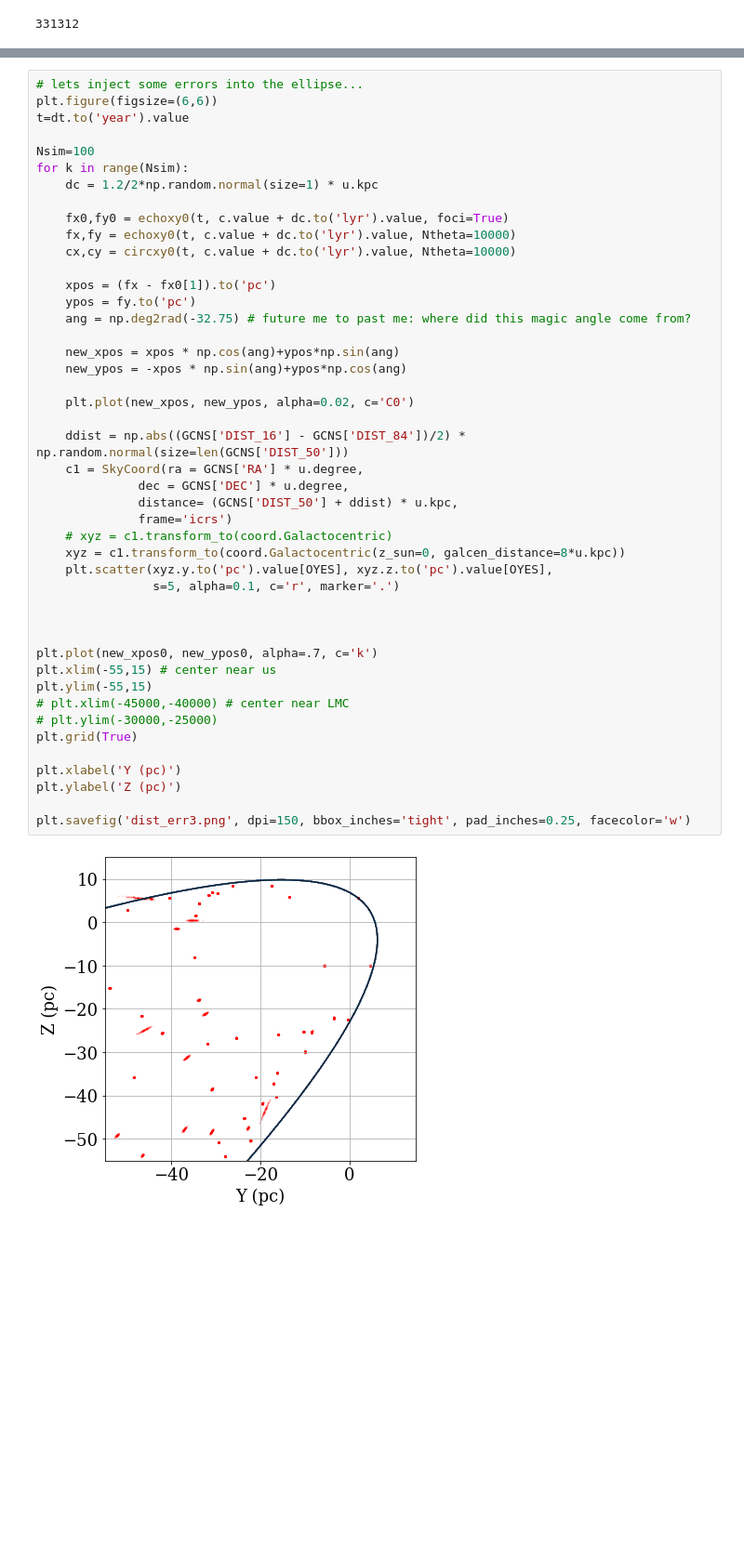
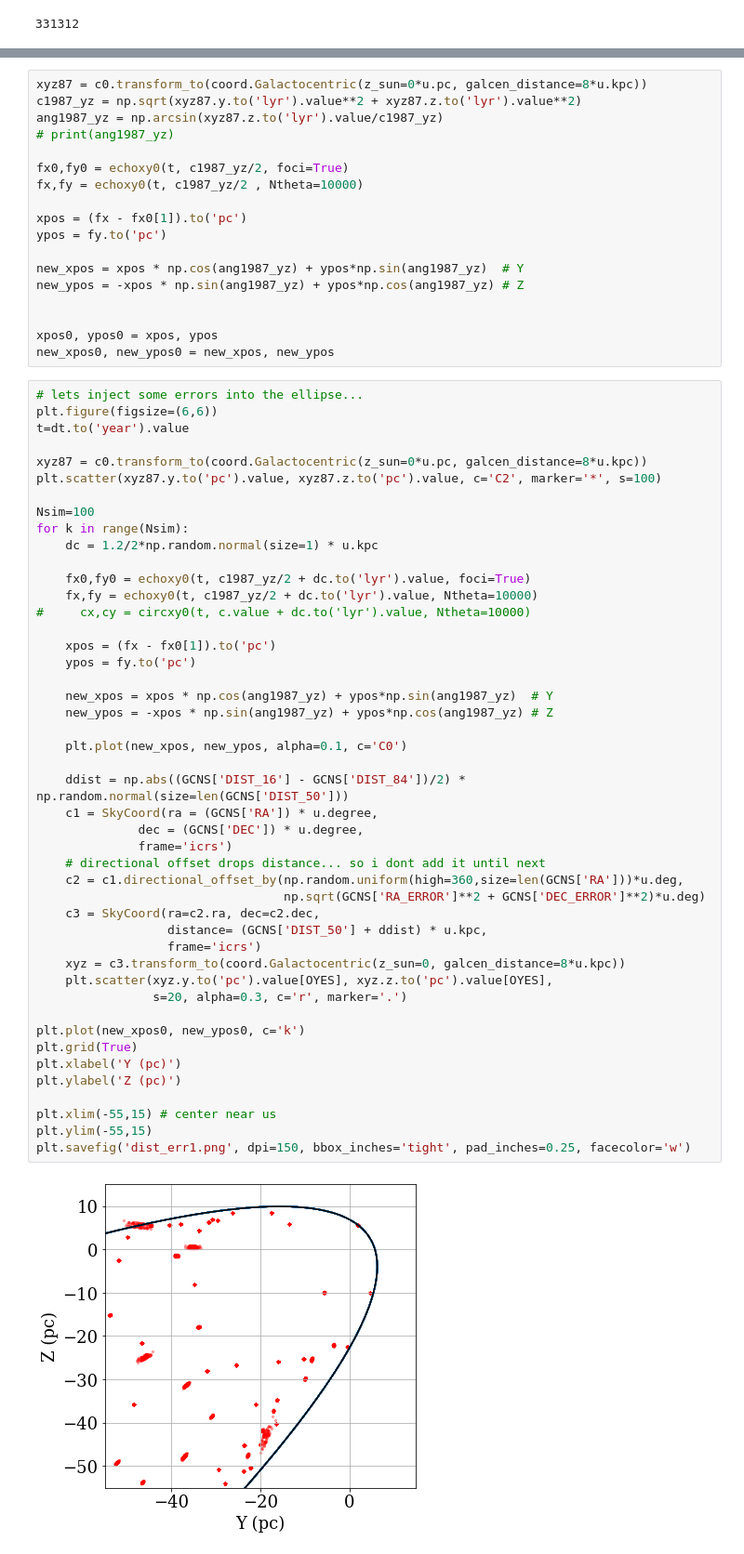
Before and after one commit to jradavenport/daen, a Jupyter notebook: code/GCNS_SN1987A.ipynb, the cells around one changed output, grey strips where cells are left out. Shown at 93% size. Saved outputs shown, nothing was run; the diff lists cells and outputs as text; blank space fills up the shorter version.

Commit message:
update notebooks with dist sim

```diff
--- a/code/GCNS_SN1987A.ipynb
+++ b/code/GCNS_SN1987A.ipynb
@@ -271,47 +331,66 @@ new_xpos0, new_ypos0 = new_xpos, new_ypos
+# %%
+xyz87 = c0.transform_to(coord.Galactocentric(z_sun=0*u.pc, galcen_distance=8*u.kpc))
+c1987_yz = np.sqrt(xyz87.y.to('lyr').value**2 + xyz87.z.to('lyr').value**2)
+ang1987_yz = np.arcsin(xyz87.z.to('lyr').value/c1987_yz)
+# print(ang1987_yz)
+
+fx0,fy0 = echoxy0(t, c1987_yz/2, foci=True)
+fx,fy = echoxy0(t, c1987_yz/2 , Ntheta=10000)
+
+xpos = (fx - fx0[1]).to('pc')
+ypos = fy.to('pc')
+
+new_xpos = xpos * np.cos(ang1987_yz) + ypos*np.sin(ang1987_yz)  # Y
+new_ypos = -xpos * np.sin(ang1987_yz) + ypos*np.cos(ang1987_yz) # Z
+
+
+xpos0, ypos0 = xpos, ypos
+new_xpos0, new_ypos0 = new_xpos, new_ypos
 # %%
 # lets inject some errors into the ellipse...
 plt.figure(figsize=(6,6))
 t=dt.to('year').value
 
+xyz87 = c0.transform_to(coord.Galactocentric(z_sun=0*u.pc, galcen_distance=8*u.kpc))
+plt.scatter(xyz87.y.to('pc').value, xyz87.z.to('pc').value, c='C2', marker='*', s=100)
+
 Nsim=100
 for k in range(Nsim):
     dc = 1.2/2*np.random.normal(size=1) * u.kpc
 
-    fx0,fy0 = echoxy0(t, c.value + dc.to('lyr').value, foci=True)
-    fx,fy = echoxy0(t, c.value + dc.to('lyr').value, Ntheta=10000)
-    cx,cy = circxy0(t, c.value + dc.to('lyr').value, Ntheta=10000)
+    fx0,fy0 = echoxy0(t, c1987_yz/2 + dc.to('lyr').value, foci=True)
+    fx,fy = echoxy0(t, c1987_yz/2 + dc.to('lyr').value, Ntheta=10000)
+#     cx,cy = circxy0(t, c.value + dc.to('lyr').value, Ntheta=10000)
 
     xpos = (fx - fx0[1]).to('pc')
     ypos = fy.to('pc')
-    ang = np.deg2rad(-32.75) # future me to past me: where did this magic angle come from?
 
-    new_xpos = xpos * np.cos(ang)+ypos*np.sin(ang)
-    new_ypos = -xpos * np.sin(ang)+ypos*np.cos(ang)
+    new_xpos = xpos * np.cos(ang1987_yz) + ypos*np.sin(ang1987_yz)  # Y
+    new_ypos = -xpos * np.sin(ang1987_yz) + ypos*np.cos(ang1987_yz) # Z
 
-    plt.plot(new_xpos, new_ypos, alpha=0.02, c='C0')
+    plt.plot(new_xpos, new_ypos, alpha=0.1, c='C0')
 
     ddist = np.abs((GCNS['DIST_16'] - GCNS['DIST_84'])/2) * np.random.normal(size=len(GCNS['DIST_50']))
-    c1 = SkyCoord(ra = GCNS['RA'] * u.degree,
-              dec = GCNS['DEC'] * u.degree,
-              distance= (GCNS['DIST_50'] + ddist) * u.kpc,
+    c1 = SkyCoord(ra = (GCNS['RA']) * u.degree,
+              dec = (GCNS['DEC']) * u.degree,
               frame='icrs')
-    # xyz = c1.transform_to(coord.Galactocentric)
-    xyz = c1.transform_to(coord.Galactocentric(z_sun=0, galcen_distance=8*u.kpc))
+    # directional offset drops distance... so i dont add it until next
+    c2 = c1.directional_offset_by(np.random.uniform(high=360,size=len(GCNS['RA']))*u.deg,
+                                  np.sqrt(GCNS['RA_ERROR']**2 + GCNS['DEC_ERROR']**2)*u.deg)
+    c3 = SkyCoord(ra=c2.ra, dec=c2.dec,
+                  distance= (GCNS['DIST_50'] + ddist) * u.kpc,
+                  frame='icrs')
+    xyz = c3.transform_to(coord.Galactocentric(z_sun=0, galcen_distance=8*u.kpc))
     plt.scatter(xyz.y.to('pc').value[OYES], xyz.z.to('pc').value[OYES],
-                s=5, alpha=0.1, c='r', marker='.')
+                s=20, alpha=0.3, c='r', marker='.')
 
-
-
-plt.plot(new_xpos0, new_ypos0, alpha=.7, c='k')
-plt.xlim(-55,15) # center near us
-plt.ylim(-55,15)
-# plt.xlim(-45000,-40000) # center near LMC
-# plt.ylim(-30000,-25000)
+plt.plot(new_xpos0, new_ypos0, c='k')
 plt.grid(True)
-
 plt.xlabel('Y (pc)')
 plt.ylabel('Z (pc)')
 
-plt.savefig('dist_err3.png', dpi=150, bbox_inches='tight', pad_inches=0.25, facecolor='w')
+plt.xlim(-55,15) # center near us
+plt.ylim(-55,15)
+plt.savefig('dist_err1.png', dpi=150, bbox_inches='tight', pad_inches=0.25, facecolor='w')
 # %% [output]
-[figure, old version]
+[figure, new version]
```
Also changed, not shown: parts of 18 cells of this notebook, 1 other file.
